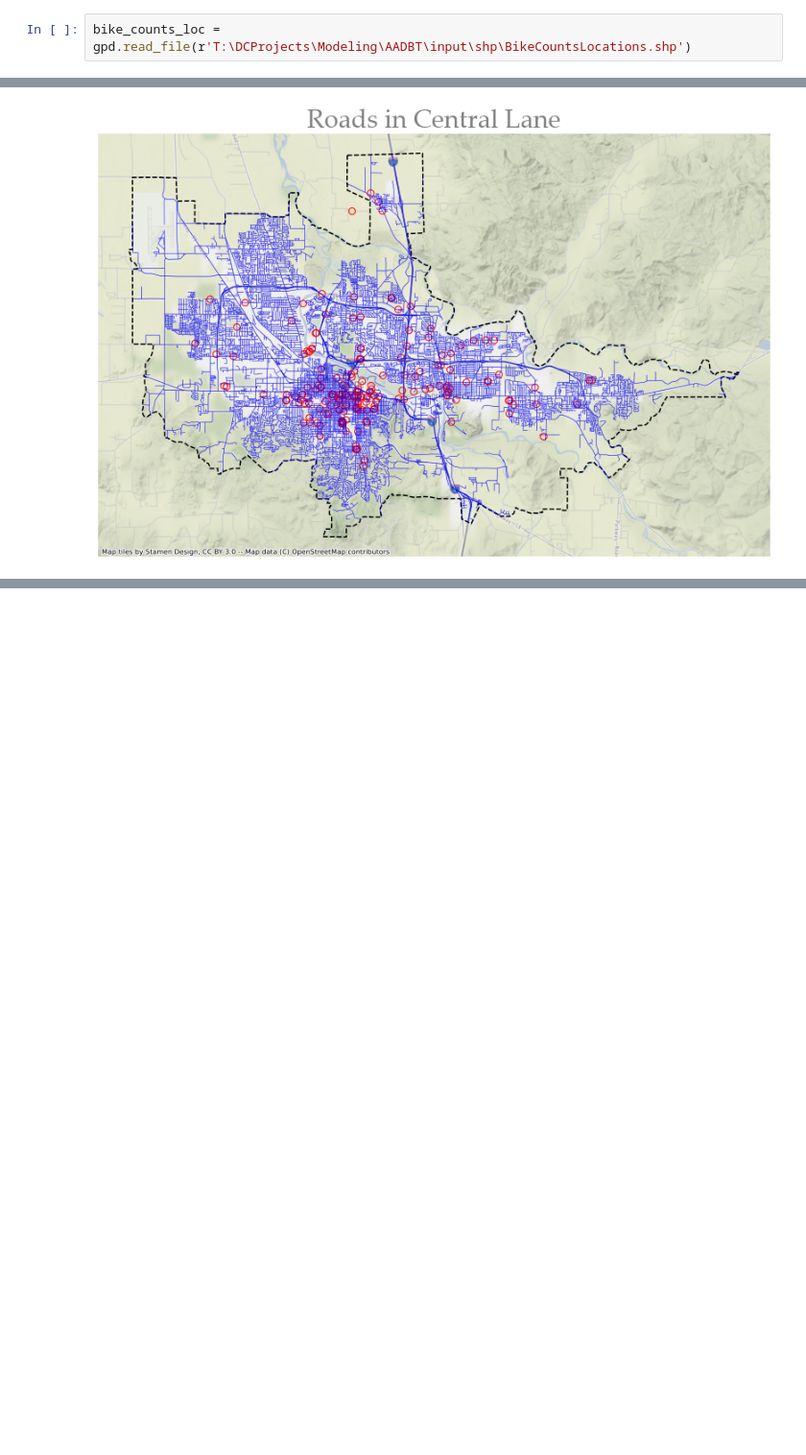
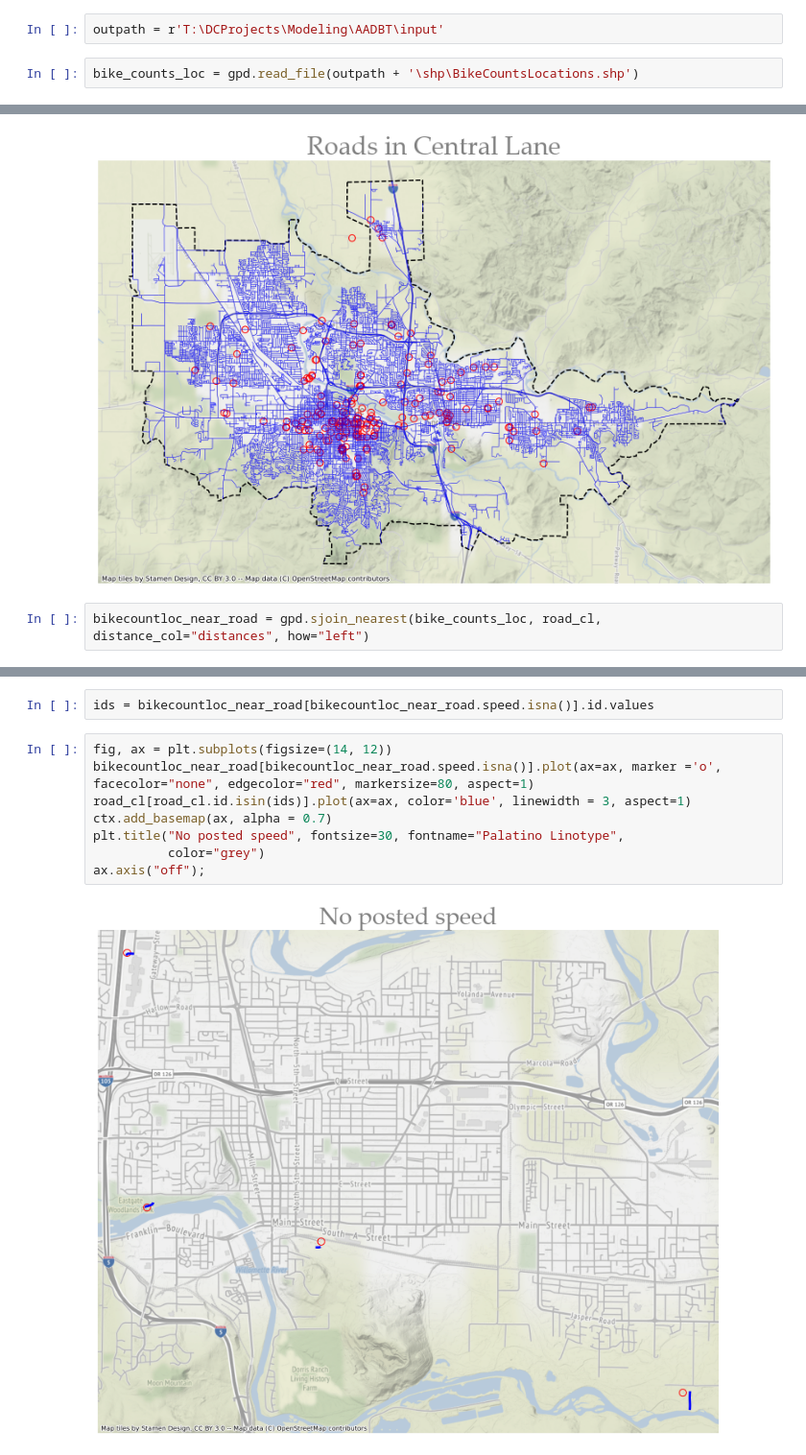
Before and after one commit to dongmeic/MPO_Data_Portal, a Jupyter notebook: TrafficCountData/AADBT/03_Roadway_Posted_Speed.ipynb, the cells around one changed output, grey strips where cells are left out. Shown at 96% size. Saved outputs shown, nothing was run; the diff lists cells and outputs as text; blank space fills up the shorter version.

Commit message:
checked bike facilities

```diff
--- a/TrafficCountData/AADBT/03_Roadway_Built_Facility.ipynb
+++ b/TrafficCountData/AADBT/03_Roadway_Posted_Speed.ipynb
@@ -33,7 +34,9 @@ MPObd = gpd.read_file("X:/Data/Transportation/MPO_Bound.shp")
 # %%
 road_cl = gpd.clip(road, MPObd)
 # %%
-bike_counts_loc = gpd.read_file(r'T:\DCProjects\Modeling\AADBT\input\shp\BikeCountsLocations.shp')
+outpath = r'T:\DCProjects\Modeling\AADBT\input'
+# %%
+bike_counts_loc = gpd.read_file(outpath + '\shp\BikeCountsLocations.shp')
 # %%
 bike_counts_loc = bike_counts_loc.to_crs(epsg=3857)
 # %%
@@ -47,3 +50,5 @@ plt.title("Roads in Central Lane", fontsize=30, fontname="Palatino Linotype",
 ax.axis("off");
 # %% [output]
 [figure]
+# %%
+bikecountloc_near_road = gpd.sjoin_nearest(bike_counts_loc, road_cl, distance_col="distances", how="left")
@@ -49,0 +77,12 @@ ax.axis("off");
+# %%
+ids = bikecountloc_near_road[bikecountloc_near_road.speed.isna()].id.values
+# %%
+fig, ax = plt.subplots(figsize=(14, 12))
+bikecountloc_near_road[bikecountloc_near_road.speed.isna()].plot(ax=ax, marker ='o', facecolor="none", edgecolor="red", markersize=80, aspect=1)
+road_cl[road_cl.id.isin(ids)].plot(ax=ax, color='blue', linewidth = 3, aspect=1)
+ctx.add_basemap(ax, alpha = 0.7)
+plt.title("No posted speed", fontsize=30, fontname="Palatino Linotype",
+          color="grey")
+ax.axis("off");
+# %% [output]
+[figure, added]
```
Also changed, not shown: parts of 15 cells of this notebook, 2 other files.
